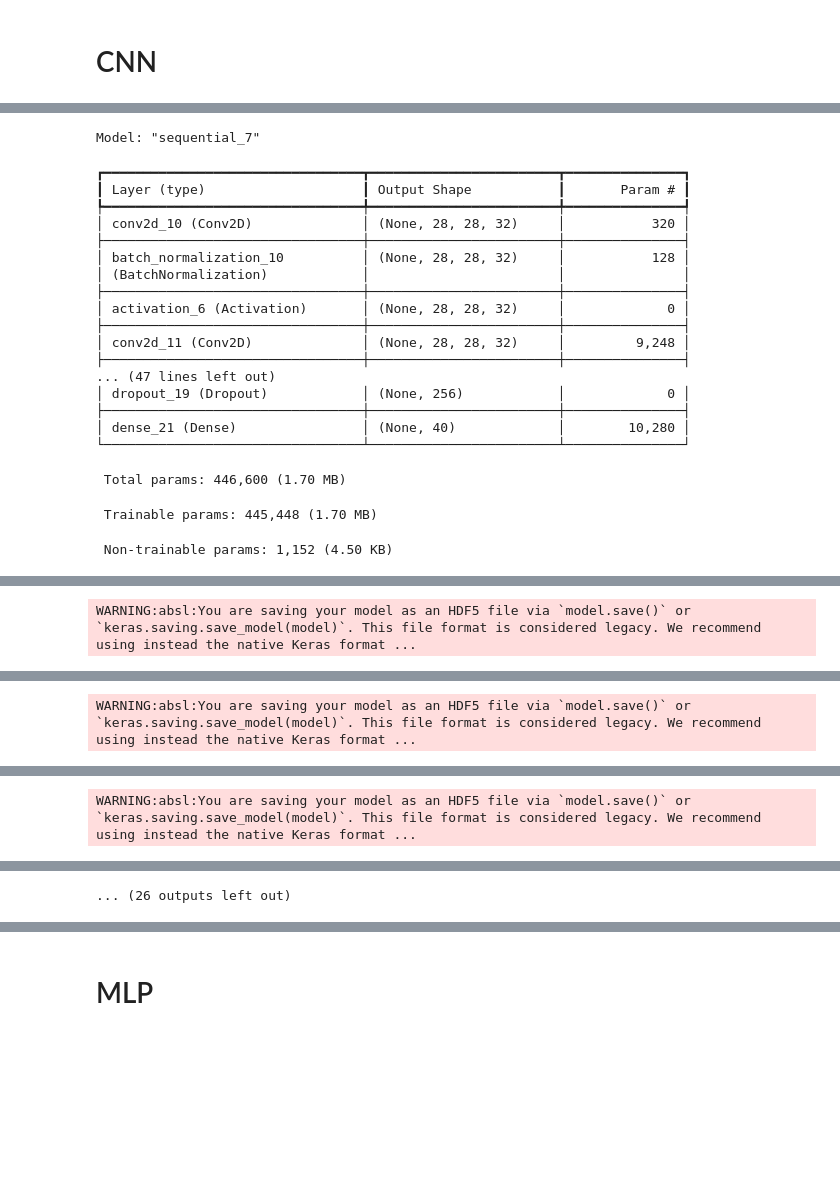
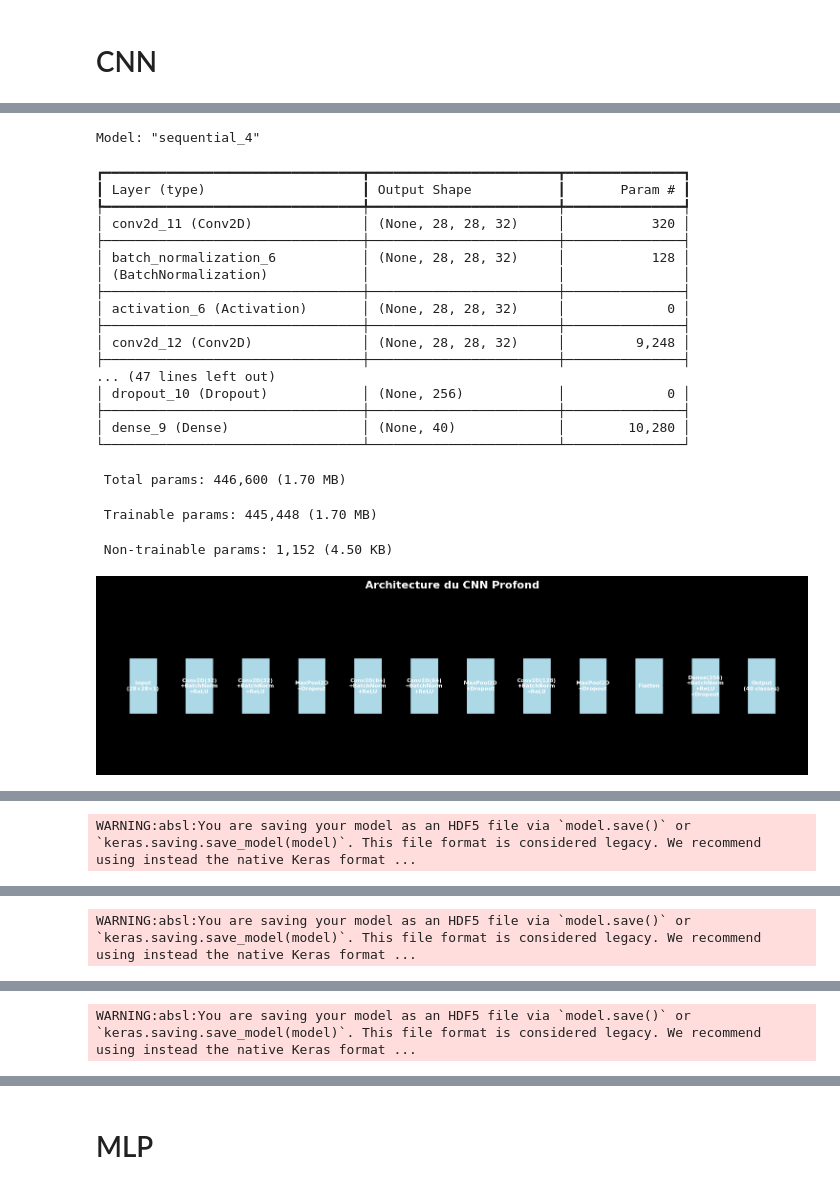
Before and after one commit to JeromeVitoff/IST-Deep-Learning-Workshop, a Jupyter notebook: Code/code.ipynb, the cells around one changed output, grey strips where cells are left out. Drawn from its saved outputs; the diff is of its cells as text; code cells hidden in the pictures; blank space fills up the shorter version.

```diff
--- a/Code/code.ipynb
+++ b/Code/code.ipynb
@@ -357,4 +387,5 @@ Epoch 4: val_accuracy improved from 0.82369 to 0.82898, saving model to best_urd
 # %%
+# Modèle CNN plus profond
 # Importations nécessaires
 import numpy as np
 import pandas as pd
@@ -420,6 +451,57 @@ deeper_cnn_model.compile(
 # Résumé du modèle
 deeper_cnn_model.summary()
 
+# Visualisation de l'architecture (approximative)
+def plot_cnn_architecture():
+    fig, ax = plt.subplots(figsize=(15, 8))
+
+    # Définir les couches et leurs dimensions
+    layers = [
+        {'name': 'Input\n(28×28×1)', 'pos': (1, 4), 'size': (1, 2)},
+        {'name': 'Conv2D(32)\n+BatchNorm\n+ReLU', 'pos': (3, 4), 'size': (1, 2)},
+        {'name': 'Conv2D(32)\n+BatchNorm\n+ReLU', 'pos': (5, 4), 'size': (1, 2)},
+        {'name': 'MaxPool2D\n+Dropout', 'pos': (7, 4), 'size': (1, 2)},
+        {'name': 'Conv2D(64)\n+BatchNorm\n+ReLU', 'pos': (9, 4), 'size': (1, 2)},
+        {'name': 'Conv2D(64)\n+BatchNorm\n+ReLU', 'pos': (11, 4), 'size': (1, 2)},
+        {'name': 'MaxPool2D\n+Dropout', 'pos': (13, 4), 'size': (1, 2)},
+        {'name': 'Conv2D(128)\n+BatchNorm\n+ReLU', 'pos': (15, 4), 'size': (1, 2)},
+        {'name': 'MaxPool2D\n+Dropout', 'pos': (17, 4), 'size': (1, 2)},
+        {'name': 'Flatten', 'pos': (19, 4), 'size': (1, 2)},
+        {'name': 'Dense(256)\n+BatchNorm\n+ReLU\n+Dropout', 'pos': (21, 4), 'size': (1, 2)},
+        {'name': 'Output\n(40 classes)', 'pos': (23, 4), 'size': (1, 2)}
+    ]
+
+    # Dessiner les couches
+    for layer in layers:
+        rect = plt.Rectangle(layer['pos'], layer['size'][0], layer['size'][1],
+                           facecolor='lightblue', edgecolor='black', linewidth=1)
+        ax.add_patch(rect)
+        ax.text(layer['pos'][0] + layer['size'][0]/2, layer['pos'][1] + layer['size'][1]/2,
+               layer['name'], ha='center', va='center', fontsize=8, weight='bold')
+
+    # Dessiner les flèches
+    for i in range(len(layers)-1):
+        start_x = layers[i]['pos'][0] + layers[i]['size'][0]
+        start_y = layers[i]['pos'][1] + layers[i]['size'][1]/2
+        end_x = layers[i+1]['pos'][0]
+        end_y = layers[i+1]['pos'][1] + layers[i+1]['size'][1]/2
+        ax.arrow(start_x, start_y, end_x - start_x - 0.1, end_y - start_y,
+                head_width=0.1, head_length=0.1, fc='black', ec='black')
+
+    ax.set_xlim(0, 25)
+    ax.set_ylim(2, 8)
+    ax.set_aspect('equal')
+    ax.axis('off')
+    ax.set_title('Architecture du CNN Profond', fontsize=16, weight='bold', pad=20)
+
+    plt.tight_layout()
+    plt.savefig('cnn_architecture.png', dpi=300, bbox_inches='tight')
+    plt.show()
+
+# Afficher l'architecture
+plot_cnn_architecture()
+
+
 # Callbacks
 deeper_callbacks = [
     EarlyStopping(monitor='val_loss', patience=10, restore_best_weights=True, verbose=1),
@@ -469,37 +551,38 @@ y_val_true_classes = np.argmax(y_val_onehot, axis=1)
 
 # Matrice de confusion
 plt.figure(figsize=(15, 15))
 conf_mat = confusion_matrix(y_val_true_classes, y_val_pred_classes)
 sns.heatmap(conf_mat, annot=False, cmap='Blues', xticklabels=range(num_classes), yticklabels=range(num_classes))
 plt.title('Matrice de confusion du CNN profond sur l\'ensemble de validation')
 plt.xlabel('Prédictions')
 plt.ylabel('Valeurs réelles')
 plt.tight_layout()
 plt.savefig('deeper_cnn_confusion_matrix.png')
 plt.show()
 
 # Rapport de classification
 print(classification_report(y_val_true_classes, y_val_pred_classes))
 # %% [output]
-Model: "sequential_7"
+Model: "sequential_4"
 ┏━━━━━━━━━━━━━━━━━━━━━━━━━━━━━━━━━┳━━━━━━━━━━━━━━━━━━━━━━━━┳━━━━━━━━━━━━━━━┓
 ┃ Layer (type)                    ┃ Output Shape           ┃       Param # ┃
 ┡━━━━━━━━━━━━━━━━━━━━━━━━━━━━━━━━━╇━━━━━━━━━━━━━━━━━━━━━━━━╇━━━━━━━━━━━━━━━┩
-│ conv2d_10 (Conv2D)              │ (None, 28, 28, 32)     │           320 │
+│ conv2d_11 (Conv2D)              │ (None, 28, 28, 32)     │           320 │
 ├─────────────────────────────────┼────────────────────────┼───────────────┤
-│ batch_normalization_10          │ (None, 28, 28, 32)     │           128 │
+│ batch_normalization_6           │ (None, 28, 28, 32)     │           128 │
 │ (BatchNormalization)            │                        │               │
 ├─────────────────────────────────┼────────────────────────┼───────────────┤
 │ activation_6 (Activation)       │ (None, 28, 28, 32)     │             0 │
 ├─────────────────────────────────┼────────────────────────┼───────────────┤
-│ conv2d_11 (Conv2D)              │ (None, 28, 28, 32)     │         9,248 │
+│ conv2d_12 (Conv2D)              │ (None, 28, 28, 32)     │         9,248 │
 ├─────────────────────────────────┼────────────────────────┼───────────────┤
 ... (47 lines left out)
-│ dropout_19 (Dropout)            │ (None, 256)            │             0 │
+│ dropout_10 (Dropout)            │ (None, 256)            │             0 │
 ├─────────────────────────────────┼────────────────────────┼───────────────┤
-│ dense_21 (Dense)                │ (None, 40)             │        10,280 │
+│ dense_9 (Dense)                 │ (None, 40)             │        10,280 │
 └─────────────────────────────────┴────────────────────────┴───────────────┘
  Total params: 446,600 (1.70 MB)
  Trainable params: 445,448 (1.70 MB)
  Non-trainable params: 1,152 (4.50 KB)
+[figure, added]
 Epoch 1/30
@@ -527,4 +603,3 @@ Epoch 5: val_accuracy improved from 0.95376 to 0.96470, saving model to best_urd
-... (26 outputs left out)
 # %%
 # Chargement du meilleur modèle
 from tensorflow.keras.models import load_model
```
Also changed, not shown: parts of 5 cells of this notebook, 36 other files.
